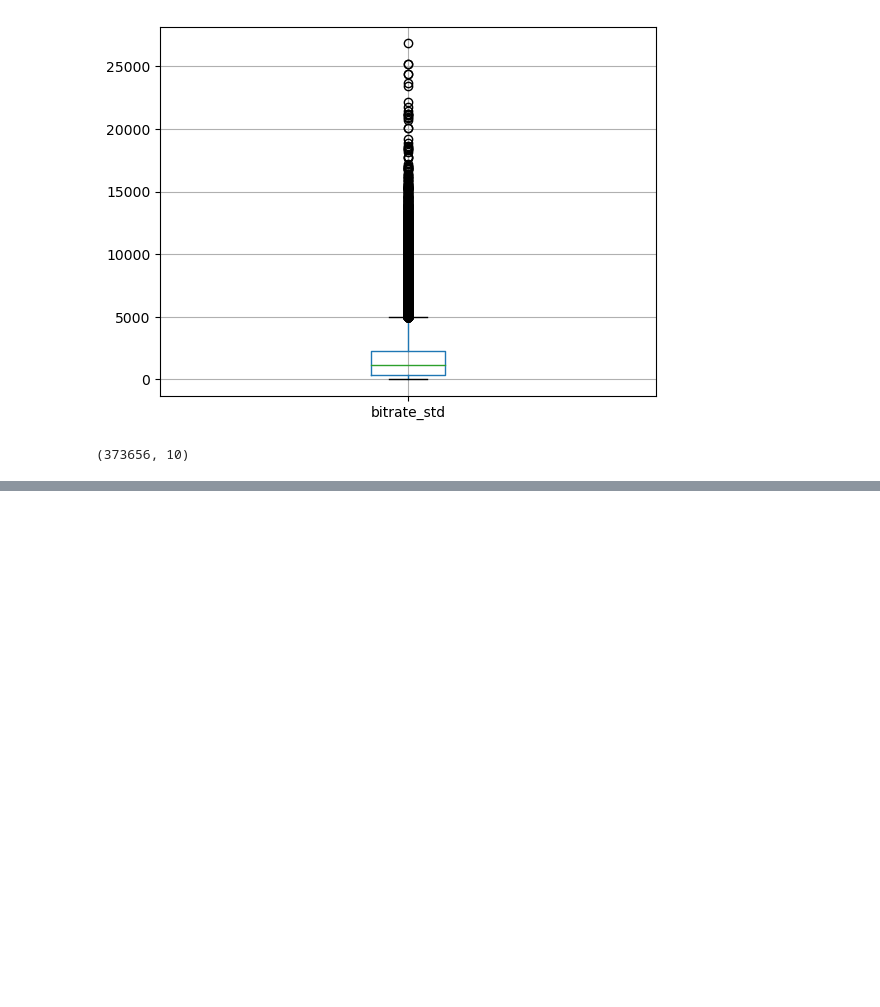
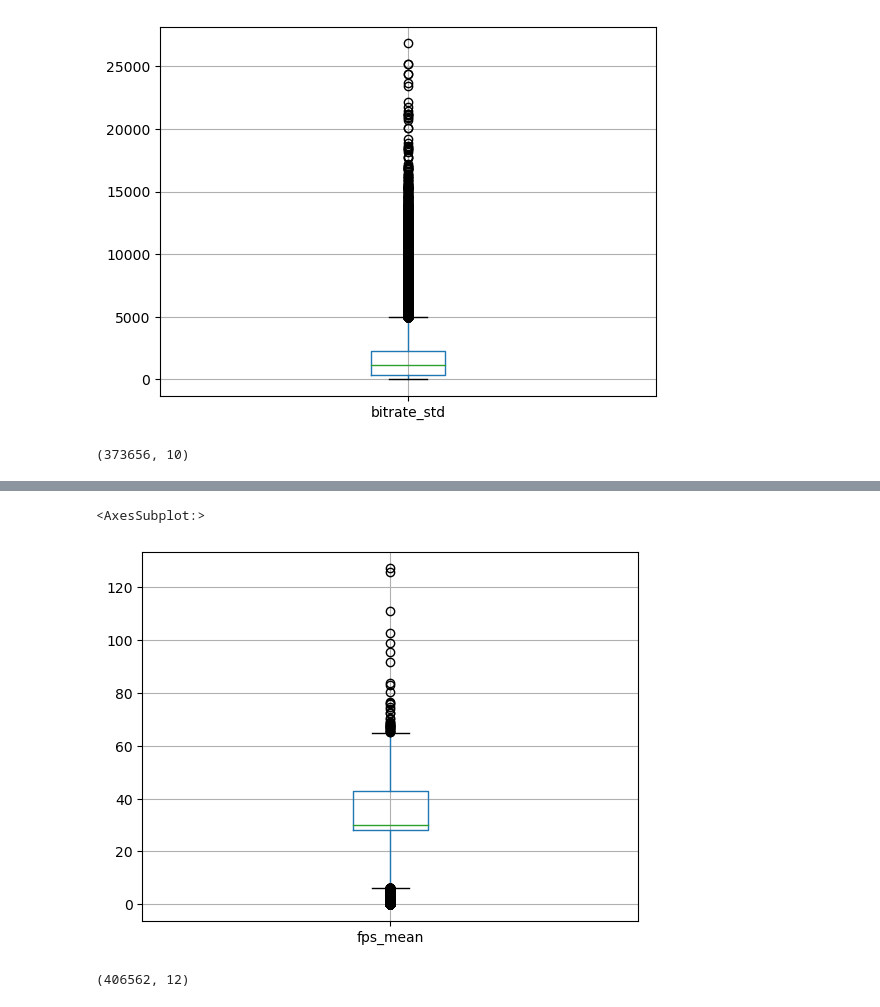
Before and after one commit to dslvt/ml-assignment-1, a Jupyter notebook: EDA.ipynb, the cells around one changed output, grey strips where cells are left out. Drawn from its saved outputs; the diff is of its cells as text; code cells hidden in the pictures; blank space fills up the shorter version.

```diff
--- a/EDA.ipynb
+++ b/EDA.ipynb
@@ -171,0 +269,10 @@ bitrate_train.shape
+# %%
+stream_quality_train.boxplot(column='fps_mean')
+# %% [output]
+<AxesSubplot:>
+[figure, added]
+# %%
+stream_quality_train = stream_quality_train[stream_quality_train['fps_mean'] < 80]
+stream_quality_train.shape
+# %% [output]
+(406562, 12)
```
Also changed, not shown: parts of 31 cells of this notebook, 6 other files.
